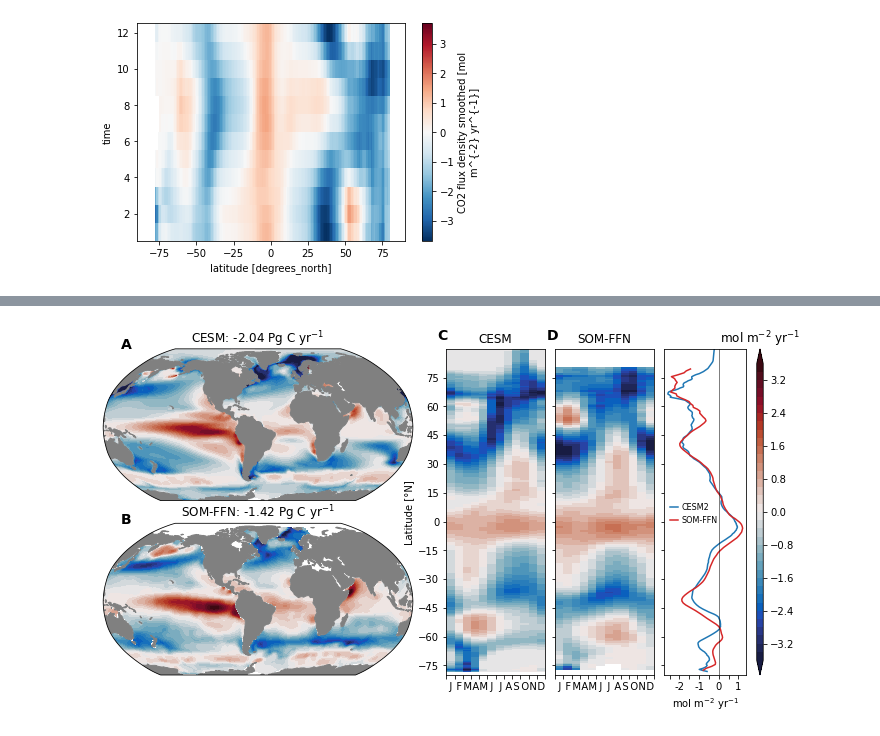
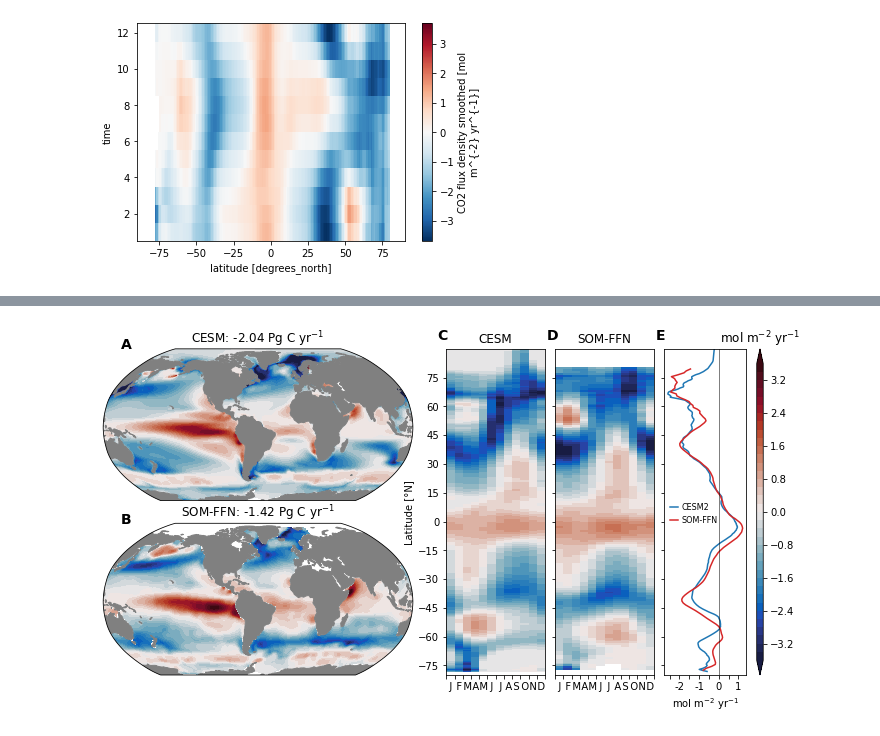
Before and after one commit to marbl-ecosys/cesm2-marbl, a Jupyter notebook: notebooks/co2-flux.ipynb, the cells around one changed output, grey strips where cells are left out. Cells and saved outputs as stored; diff of their text form; code cells hidden in the pictures.

```diff
--- a/notebooks/co2-flux.ipynb
+++ b/notebooks/co2-flux.ipynb
@@ -283,32 +283,32 @@ ax_za_mean.plot(ds_obs_za.fgco2_smoothed.mean('time'), ds_obs_za.lat, '-', color
 monlabs = np.array(["J", "F", "M", "A", "M", "J", "J", "A", "S", "O", "N", "D"])
 
 for ax in axs_za:
     ax.set_ylim([-80, 90.])
     ax.set_yticks(np.arange(-75, 90, 15))
     ax.set_xticks(np.arange(0, 13))
     ax.set_xticklabels([f'   {m}' for m in monlabs]+['']);
 axs_za[0].set_ylabel('Latitude [°N]')
 axs_za[1].set_yticklabels([])
 
 axs_za[0].set_title('CESM')
 axs_za[1].set_title('SOM-FFN')
 
 ax_za_mean.set_ylim([-80, 90.])
 ax_za_mean.set_yticks(np.arange(-75, 90, 15))
 ax_za_mean.set_yticklabels([])
 ax_za_mean.set_xticks(np.arange(-2.5, 1.5, 0.5))
 ax_za_mean.set_xticklabels(['', '-2', '', -1, '', '0', '', '1'])
 ax_za_mean.axvline(0., linewidth=0.5, color='k',)
 ax_za_mean.set_xlabel('mol m$^{-2}$ yr$^{-1}$')
 
 ax_za_mean.legend(loc=(0.03, 0.45), frameon=False, handlelength=1.0, fontsize=8, handletextpad=0.5)
 
 utils.label_plots(fig, [ax for ax in axs_map], xoff=0.02, yoff=0)
-utils.label_plots(fig, [ax for ax in axs_za], xoff=-0.01, start=2)
+utils.label_plots(fig, [ax for ax in axs_za + [ax_za_mean]], xoff=-0.01, start=2)
 
 plt.colorbar(cf, cax=cax)
 cax.set_title('mol m$^{-2}$ yr$^{-1}$')
 
 utils.savefig('fgco2.pdf')
 # %% [output]
-[figure, old version]
+[figure, new version]
```
Also changed, not shown: parts of 1 cell of this notebook, 2 other files.
